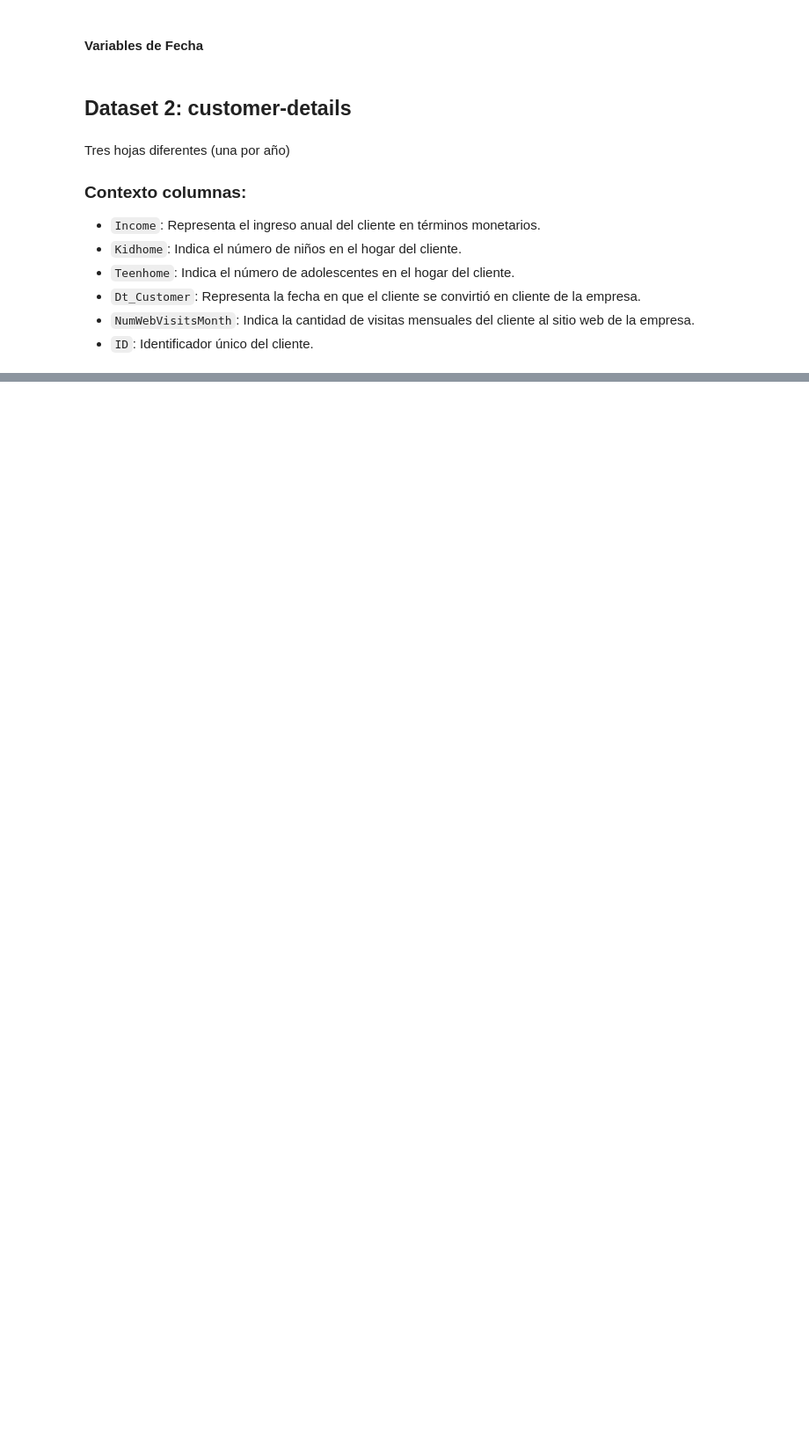
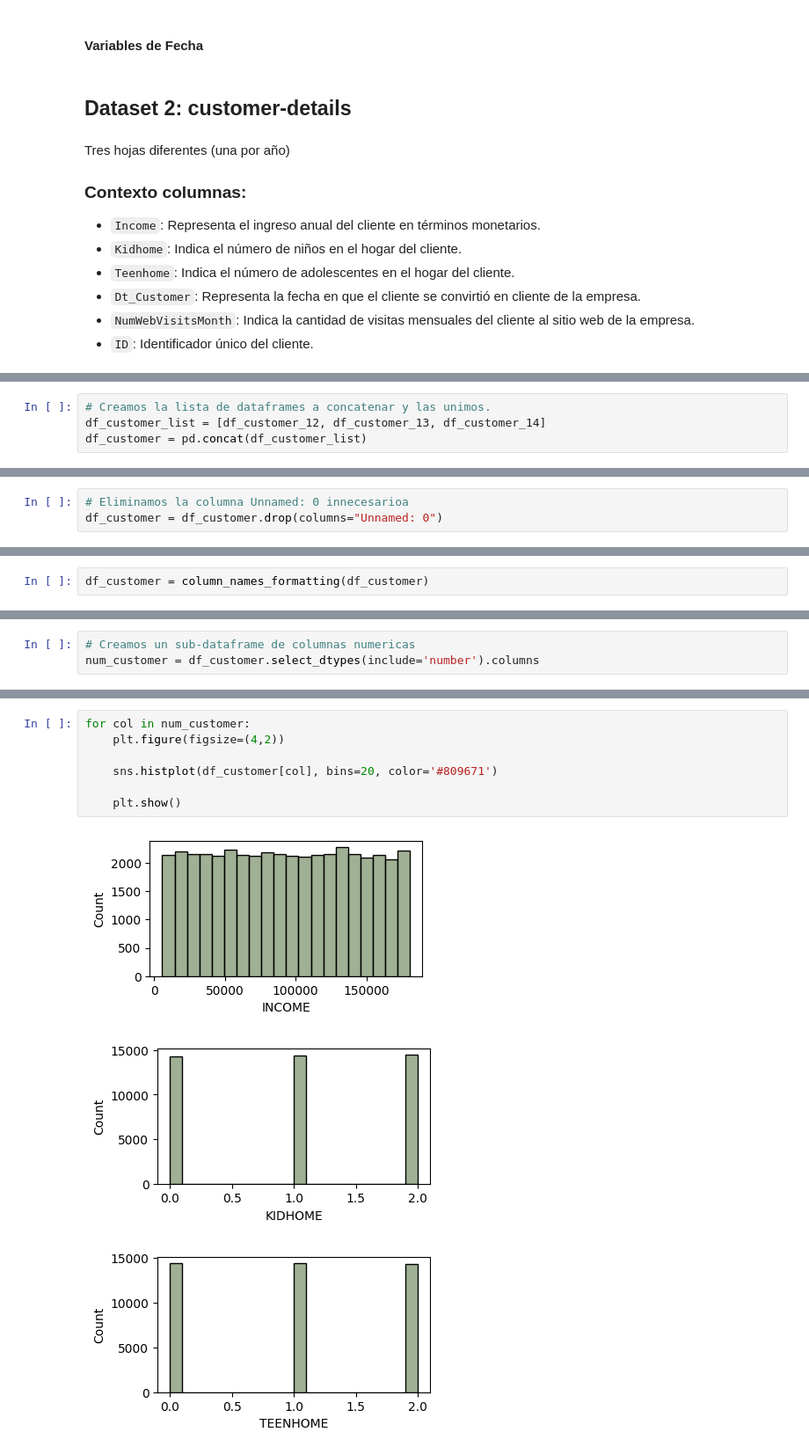
Before and after one commit to PalomaDA/DataProyect_EDA_Python, a Jupyter notebook: 01-analisis_inicial.ipynb, the cells around one changed output, grey strips where cells are left out. Shown at 88% size. Cells and saved outputs as stored; diff of their text form; blank space fills up the shorter version.

```diff
--- a/01-analisis_inicial.ipynb
+++ b/01-analisis_inicial.ipynb
@@ -508,0 +532,4 @@ Tres hojas diferentes (una por año)
+# %%
+# Creamos la lista de dataframes a concatenar y las unimos.
+df_customer_list = [df_customer_12, df_customer_13, df_customer_14]
+df_customer = pd.concat(df_customer_list)
@@ -508,0 +546,3 @@ Tres hojas diferentes (una por año)
+# %%
+# Eliminamos la columna Unnamed: 0 innecesarioa
+df_customer = df_customer.drop(columns="Unnamed: 0")
@@ -508,0 +586,2 @@ Tres hojas diferentes (una por año)
+# %%
+df_customer = column_names_formatting(df_customer)
@@ -508,0 +619,3 @@ Tres hojas diferentes (una por año)
+# %%
+# Creamos un sub-dataframe de columnas numericas
+num_customer = df_customer.select_dtypes(include='number').columns
@@ -508,0 +643,11 @@ Tres hojas diferentes (una por año)
+# %%
+for col in num_customer:
+    plt.figure(figsize=(4,2))
+
+    sns.histplot(df_customer[col], bins=20, color='#809671')
+
+    plt.show()
+# %% [output]
+[figure, added]
+[figure, added]
+[figure, added]
```
Also changed, not shown: parts of 40 cells of this notebook.
